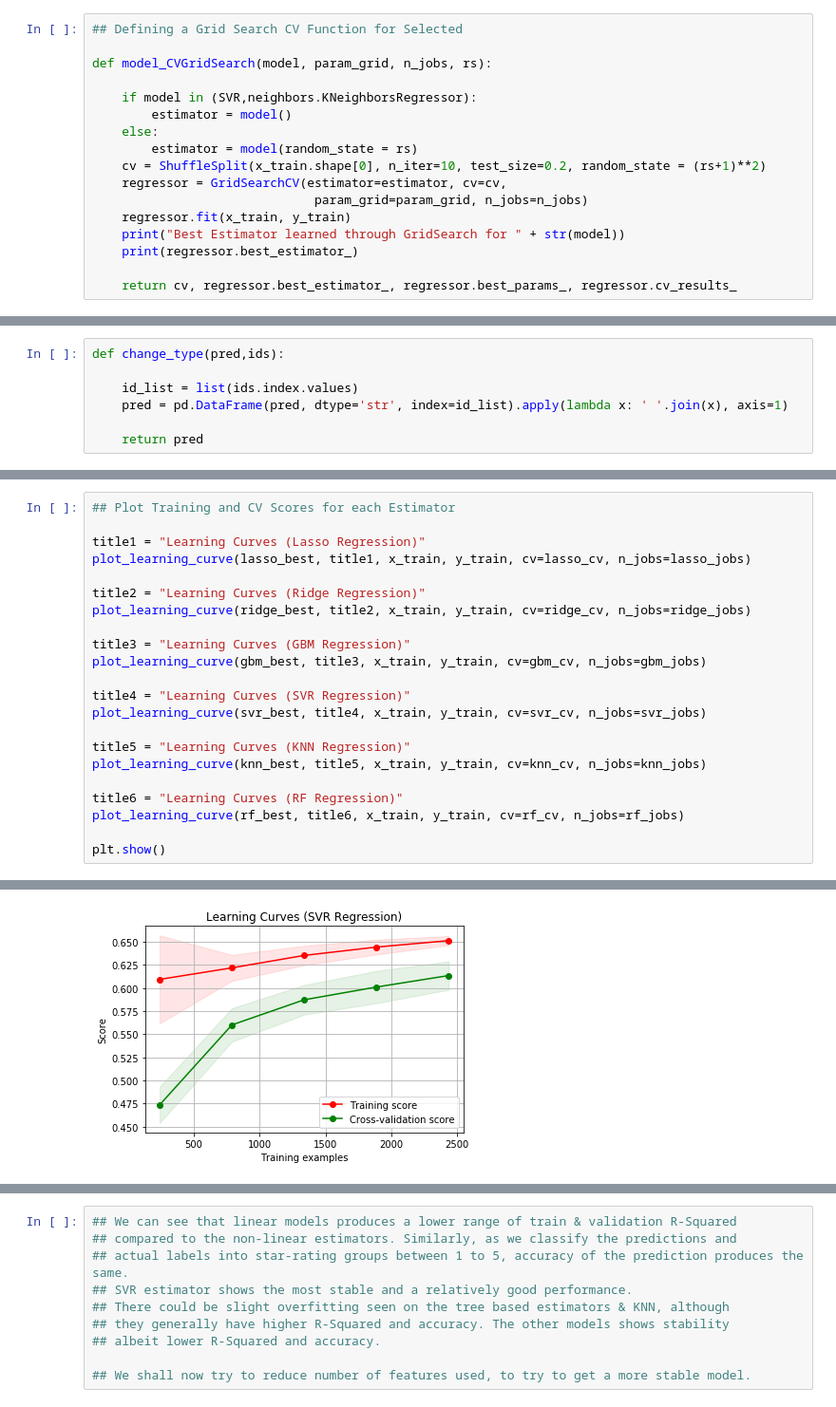
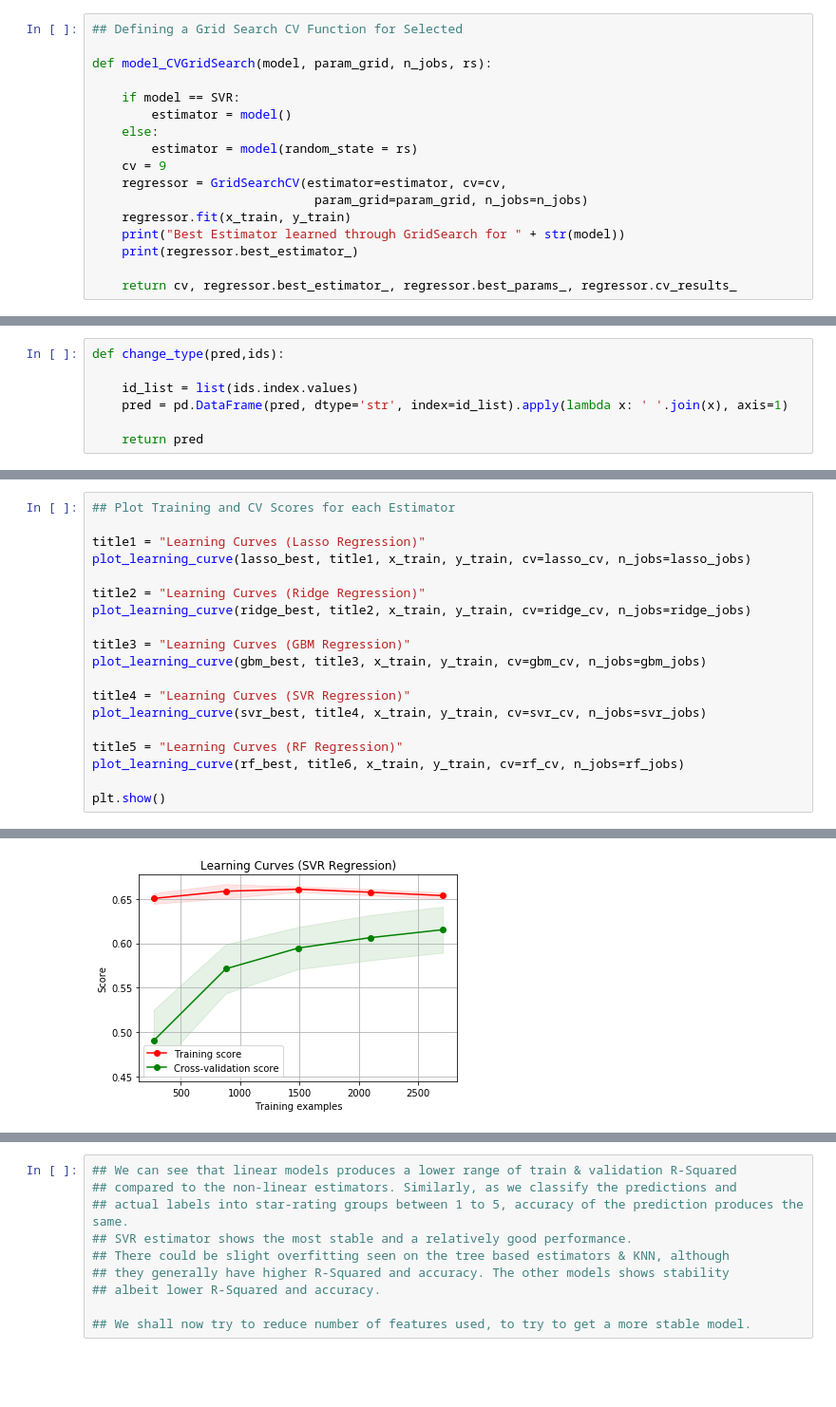
Before and after one commit to xiao-chi/yelp-prediction-mvp, a Jupyter notebook: yelp_prediction_model.ipynb, the cells around one changed output, grey strips where cells are left out. Shown: that part at 95% size. Drawn from its saved outputs; the diff is of its cells as text; blank space fills up the shorter version.

Commit message:
remove KNN, ShuffleSplit

```diff
--- a/yelp_prediction_model.ipynb
+++ b/yelp_prediction_model.ipynb
@@ -143,11 +134,11 @@ vrounder = vectorize(rounder)
 
 def model_CVGridSearch(model, param_grid, n_jobs, rs):
 
-    if model in (SVR,neighbors.KNeighborsRegressor):
+    if model == SVR:
         estimator = model()
     else:
         estimator = model(random_state = rs)
-    cv = ShuffleSplit(x_train.shape[0], n_iter=10, test_size=0.2, random_state = (rs+1)**2)
+    cv = 9
     regressor = GridSearchCV(estimator=estimator, cv=cv,
                               param_grid=param_grid, n_jobs=n_jobs)
     regressor.fit(x_train, y_train)
@@ -448,10 +420,7 @@ plot_learning_curve(gbm_best, title3, x_train, y_train, cv=gbm_cv, n_jobs=gbm_jo
 title4 = "Learning Curves (SVR Regression)"
 plot_learning_curve(svr_best, title4, x_train, y_train, cv=svr_cv, n_jobs=svr_jobs)
 
-title5 = "Learning Curves (KNN Regression)"
-plot_learning_curve(knn_best, title5, x_train, y_train, cv=knn_cv, n_jobs=knn_jobs)
-
-title6 = "Learning Curves (RF Regression)"
+title5 = "Learning Curves (RF Regression)"
 plot_learning_curve(rf_best, title6, x_train, y_train, cv=rf_cv, n_jobs=rf_jobs)
 
 plt.show()
@@ -462 +431 @@ plt.show()
-[figure, old version]
+[figure, new version]
```
Also changed, not shown: parts of 12 cells of this notebook, 2 other files.
